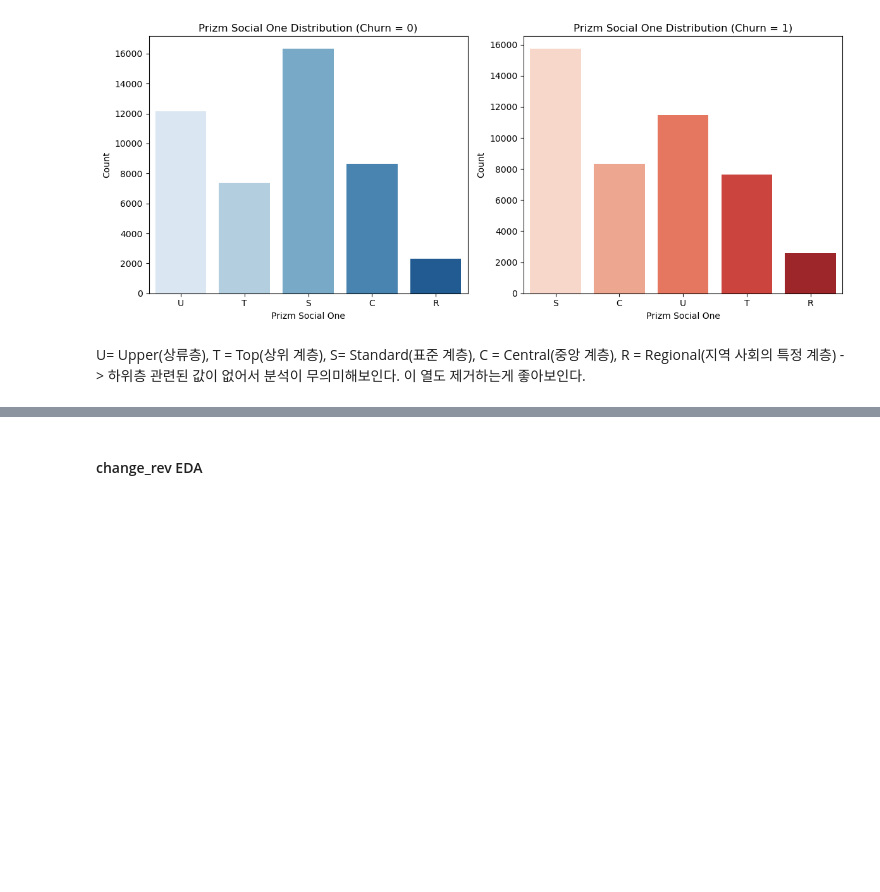
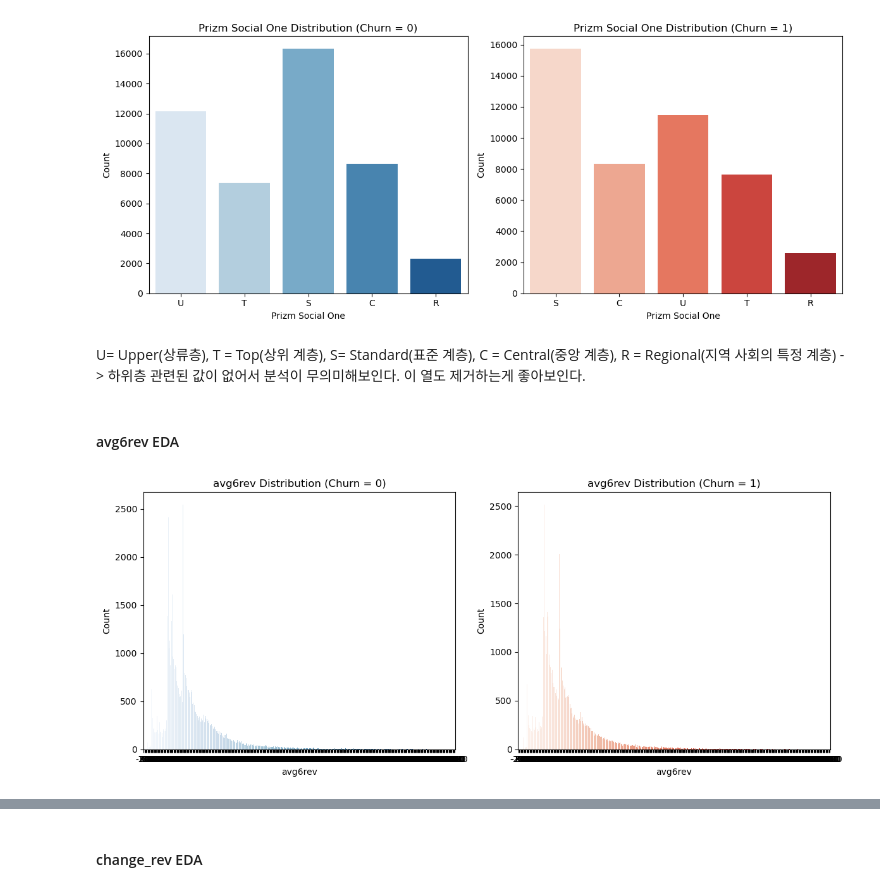
Before and after one commit to seojeongyoo/Dgu-25-1-modelling, a Jupyter notebook: 전처리 및 EDA.ipynb, the cells around one changed output, grey strips where cells are left out. Drawn from its saved outputs; the diff is of its cells as text; code cells hidden in the pictures; blank space fills up the shorter version.

```diff
--- a/전처리 및 EDA.ipynb
+++ b/전처리 및 EDA.ipynb
@@ -331,3 +331,36 @@ plt.show()
 # %% [markdown]
 U= Upper(상류층), T = Top(상위 계층), S= Standard(표준 계층), C = Central(중앙 계층), R = Regional(지역 사회의 특정 계층)
 -> 하위층 관련된 값이 없어서 분석이 무의미해보인다. 이 열도 제거하는게 좋아보인다.
+# %% [markdown]
+#### avg6rev EDA
+# %%
+import seaborn as sns
+
+# 결측치 제거
+df_filtered = df.dropna(subset=['avg6rev', 'churn'])
+
+# Churn 조건으로 나누기
+avg6rev_0 = df_filtered[df_filtered['churn'] == 0]['avg6rev']
+avg6rev_1 = df_filtered[df_filtered['churn'] == 1]['avg6rev']
+
+# 카운트 플롯 추가
+plt.figure(figsize=(12, 5))
+
+# Churn = 0 카운트 플롯
+plt.subplot(1, 2, 1)
+sns.countplot(x=avg6rev_0, palette='Blues')
+plt.title('avg6rev Distribution (Churn = 0)')
+plt.xlabel('avg6rev')
+plt.ylabel('Count')
+
+# Churn = 1 카운트 플롯
+plt.subplot(1, 2, 2)
+sns.countplot(x=avg6rev_1, palette='Reds')
+plt.title('avg6rev Distribution (Churn = 1)')
+plt.xlabel('avg6rev')
+plt.ylabel('Count')
+
+plt.tight_layout()
+plt.show()
+# %% [output]
+[figure, added]
```
Also changed, not shown: parts of 25 cells of this notebook.
